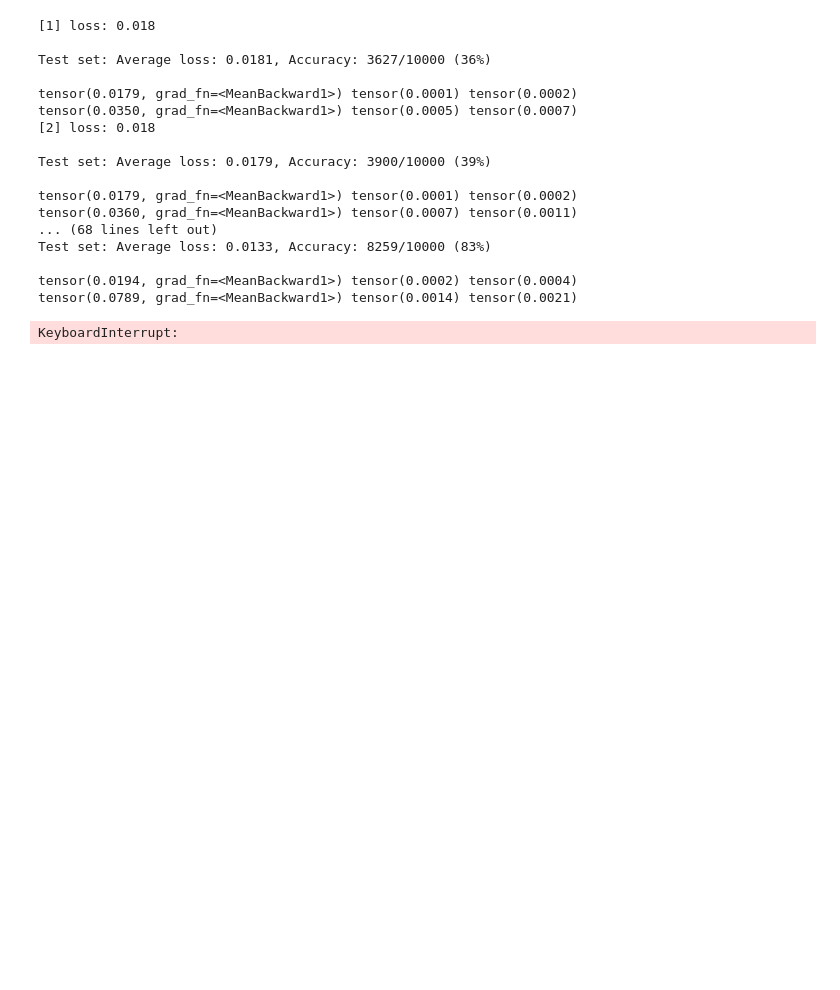
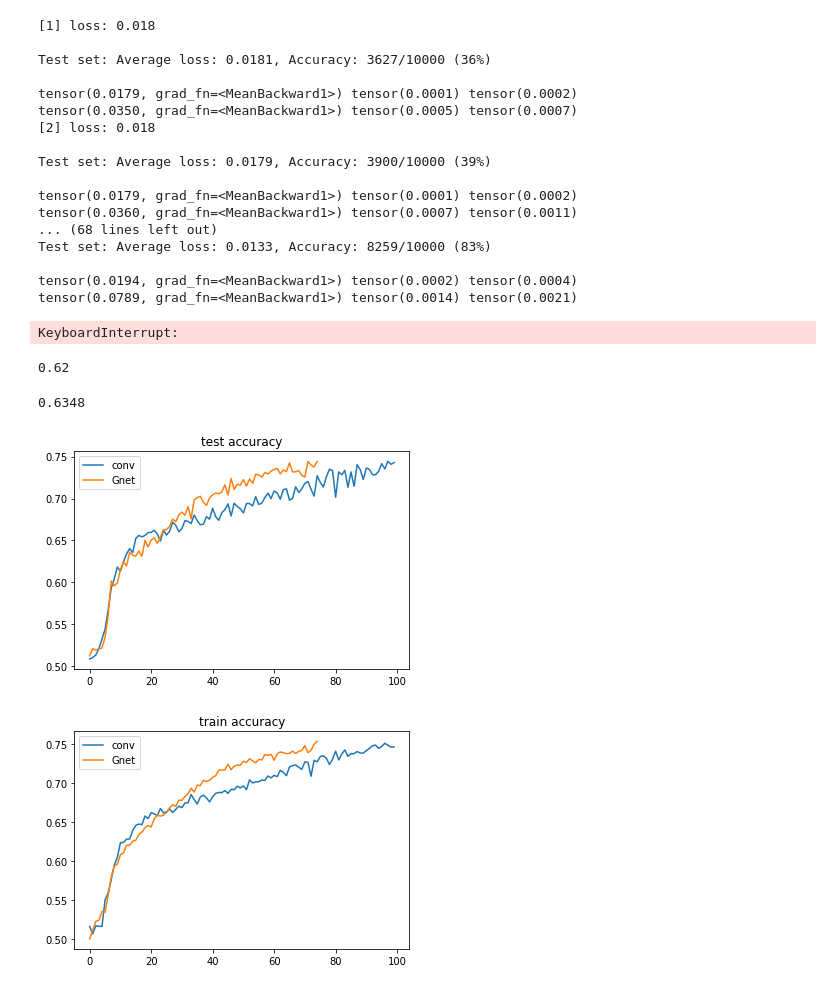
Before and after one commit to iKintosh/GaborNet, a Jupyter notebook: Untitled.ipynb, the cells around one changed output. Drawn from its saved outputs; the diff is of its cells as text; code cells hidden in the pictures; blank space fills up the shorter version.

```diff
--- a/Untitled.ipynb
+++ b/Untitled.ipynb
@@ -106,3 +106,35 @@ Test set: Average loss: 0.0133, Accuracy: 8259/10000 (83%)
 tensor(0.0194, grad_fn=<MeanBackward1>) tensor(0.0002) tensor(0.0004)
 tensor(0.0789, grad_fn=<MeanBackward1>) tensor(0.0014) tensor(0.0021)
 KeyboardInterrupt:
+# %%
+import numpy as np
+import matplotlib.pyplot as plt
+convnet_acc_train = np.load('AffectiveNet_convnet_acc_train.npy')
+convnet_acc_test = np.load('AffectiveNet_convnet_acc_test.npy')
+
+one_layer_gnet_acc_train = np.load('DC_one_layer_gnet_acc_train.npy')
+one_layer_gnet_acc_test = np.load('DC_one_layer_gnet_acc_test.npy')
+# %%
+i = -1
+#print(one_layer_gnet_acc_test[i])
+print(convnet_acc_test[i])
+# %% [output]
+0.62
+# %%
+convnet_acc_test.max()
+# %% [output]
+0.6348
+# %%
+plt.plot(convnet_acc_test, label = 'conv')
+plt.plot(one_layer_gnet_acc_test, label = 'Gnet')
+plt.legend(loc = 0)
+plt.title('test accuracy')
+plt.show()
+plt.plot(convnet_acc_train, label = 'conv')
+plt.plot(one_layer_gnet_acc_train, label = 'Gnet')
+plt.legend(loc = 0)
+plt.title('train accuracy')
+plt.show()
+# %% [output]
+[figure, added]
+[figure, added]
```
Also changed, not shown: 36 other files.
